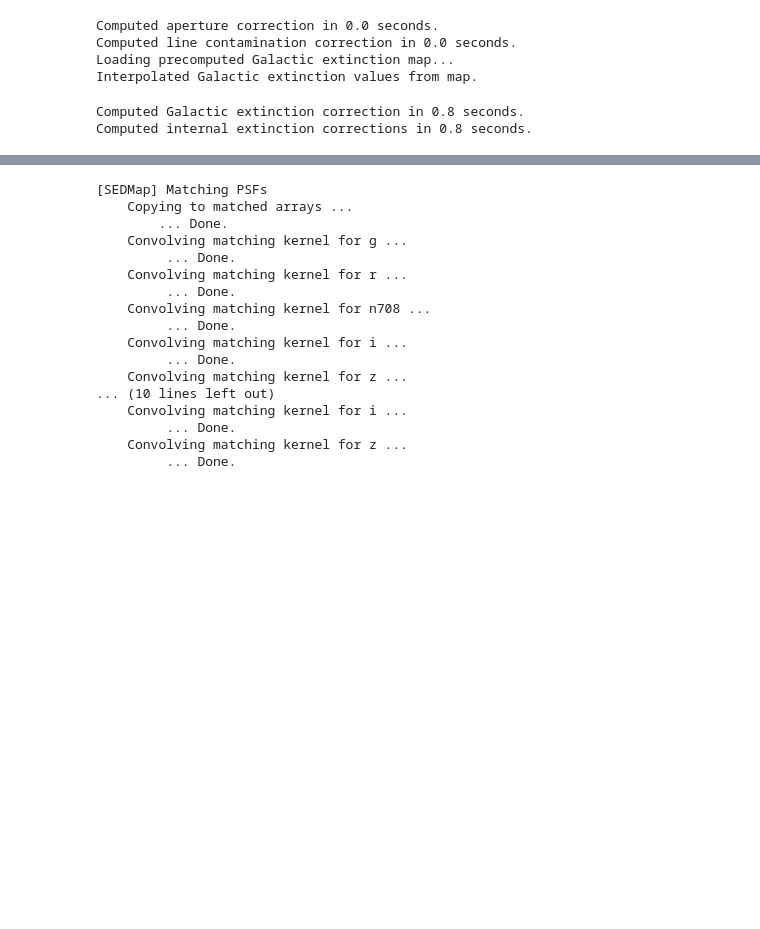
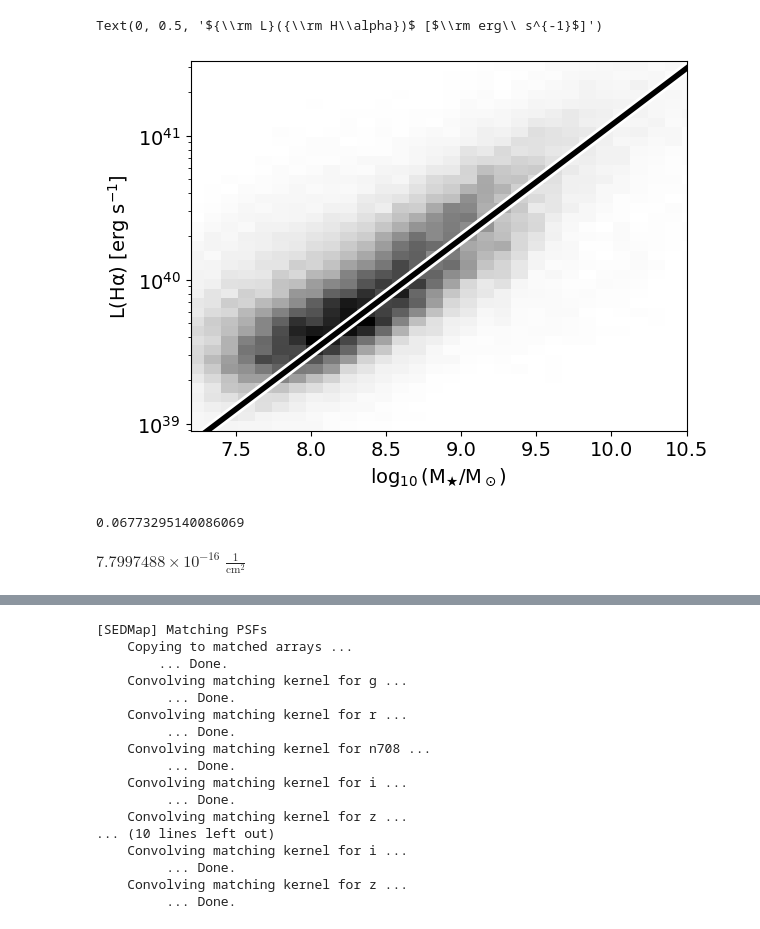
Before and after one commit to ekadofong/pieridae, a Jupyter notebook: notebooks/PixelEmission.ipynb, the cells around one changed output, grey strips where cells are left out. Saved outputs shown, nothing was run; the diff lists cells and outputs as text; code cells hidden in the pictures; blank space fills up the shorter version.

```diff
--- a/notebooks/PixelEmission.ipynb
+++ b/notebooks/PixelEmission.ipynb
@@ -24,9 +19,0 @@ catalog['u_AV'] = u_av
-# %%
-emission_corrections = emission.compute_emissioncorrections(catalog, logmstar_key='logmass_gaap1p0')
-# %% [output]
-Computed aperture correction in 0.0 seconds.
-Computed line contamination correction in 0.0 seconds.
-Loading precomputed Galactic extinction map...
-Interpolated Galactic extinction values from map.
-Computed Galactic extinction correction in 0.8 seconds.
-Computed internal extinction corrections in 0.8 seconds.
@@ -88,6 +81,7 @@ from ekfphys import calibrations
 catalog['haew'] = n708_eqws[0].value
 catalog['oiiiew'] = np.where(catalog['logmass']<9.6, n540_eqws[0].value, np.nan)
 catalog['rmag'] = -2.5*np.log10(catalog['r_cModelFlux_Merian']*1e-9/3631.)
+catalog['F_Ha_obs'] = n708_fluxes[0].value * catalog_apercorr
 catalog['L_Ha'] = ( n708_luminosities[0].value * extinction_correction[0,:,2] * ge_correction[:,2] * catalog_apercorr )
 catalog['L_OIII'] = n540_luminosities[0].value * extinction_correction[0,:,3] * ge_correction[:,3] * catalog_apercorr
 catalog['n540_apercorr'] = catalog['N540_cModelFlux_Merian']/catalog['N540_gaap1p0Flux_Merian']
@@ -113,3 +107,23 @@ in_band = (catalog['z_spec']>0.05)&(catalog['z_spec']<0.11)
 
 oiii_excess = catalog.loc[is_good&is_starburst&in_band]
 oiii_excess[['RA','DEC']].to_csv('../../pixel_excess/scripts/oiii_excess.txt', index=False, header=False, sep=' ')
+# %%
+cx = catalog.query('pz>0.3')
+ek.hist2d(
+    cx['logmass'],
+    cx['L_Ha'],
+    bins=40,
+    yscale='log'
+)
+lm = np.linspace(7., 10.5,30)
+ek.outlined_plot(
+    lm,
+    calibrations.SFR2LHa(10.**(alpha * (lm - 8.5) + sfr0))
+)
+plt.yscale('log')
+plt.xlim(7.2, 10.5)
+plt.xlabel(ek.common_labels['logmstar'])
+plt.ylabel(ek.common_labels['halum'])
+# %% [output]
+Text(0, 0.5, '${\\rm L}({\\rm H\\alpha})$ [$\\rm erg\\ s^{-1}$]')
+[figure, added]
@@ -115,0 +133,8 @@ oiii_excess[['RA','DEC']].to_csv('../../pixel_excess/scripts/oiii_excess.txt', i
+# %%
+10.**(alpha * (8. - 8.5) + sfr0 + 1.5*sigma)
+# %% [output]
+0.06773295140086069
+# %%
+calibrations.SFR2LHa(10.**(alpha * (8. - 8.5) + sfr0 + 1.5*sigma)) / (4.*np.pi*cosmo.luminosity_distance(0.08).to(u.cm)**2)
+# %% [output]
+$7.7997488 \times 10^{-16} \; \mathrm{\frac{1}{cm^{2}}}$
```
Also changed, not shown: parts of 8 cells of this notebook, 3 other files.
